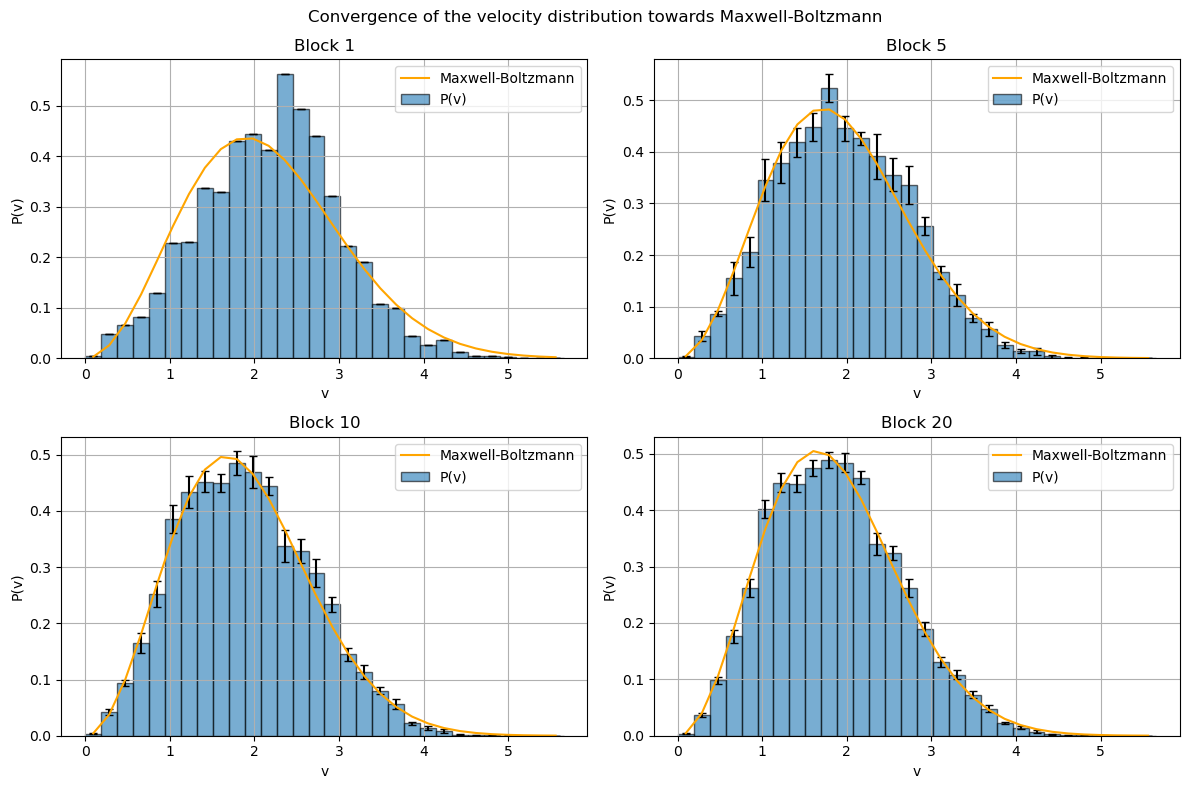
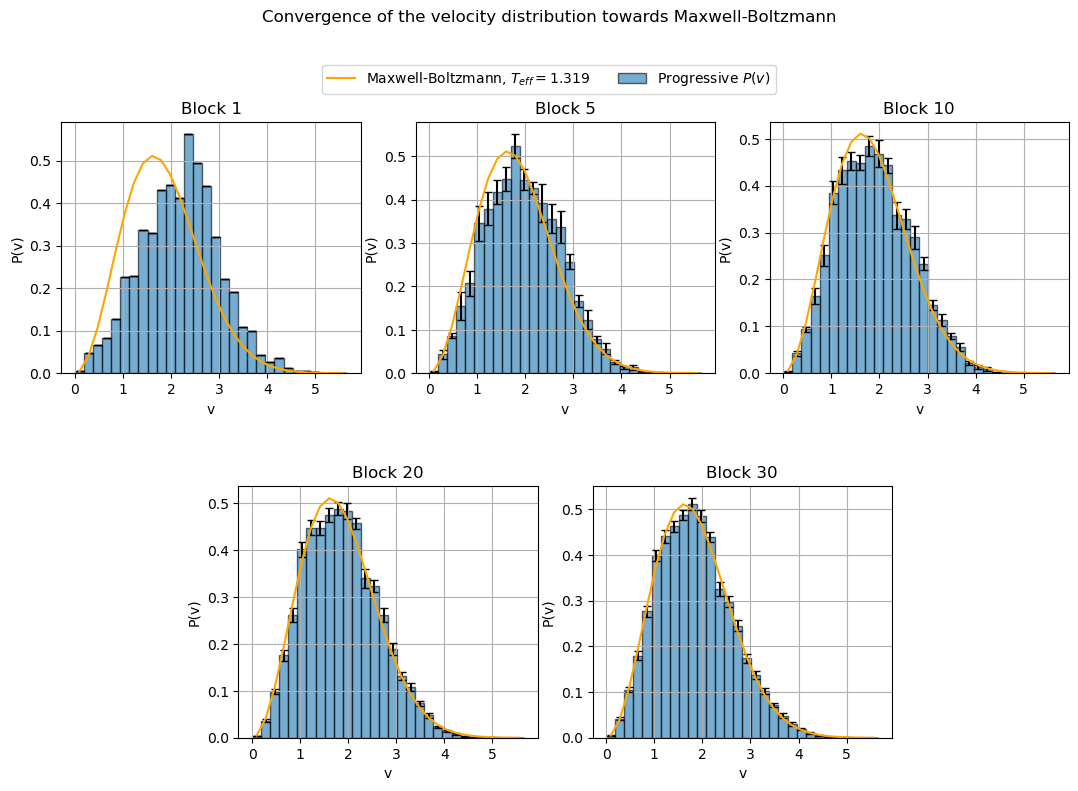
Code edit (unified diff) that turned the first committed figure into the second:
--- before
+++ after
@@ -3,25 +3,37 @@
 import matplotlib.pyplot as plt
 
-# PLOT DELLA DISTRIBUZIONE DEI MODULI DELLE VELOCITÀ IN QUATTRO BLOCCHI DIVERSI,
-# PER VISUALIZZARE PIÙ CHIARAMENTE LA CONVERGENZA VERSO MAXWELL-BOLTZMANN
+# PLOT DELLA DISTRIBUZIONE DEI MODULI DELLE VELOCITÀ IN ALCUNI BLOCCHI,
+# PER VISUALIZZARE LA CONVERGENZA VERSO MAXWELL-BOLTZMANN
+# 30 blocchi: 2000 step ciascuno
 
-#20 blocchi: 2000 step ciascuno
-
-# Legge il file ignorando la riga di intestazione
 data = pd.read_csv("Nsl_simulator_Ex_04_2/OUTPUT_Ex_04_2/pofv.dat", sep=r"\s+")
-
-# Assegna i nomi alle colonne
 data.columns = ["BLOCK", "VELOCITY", "ACTUAL_POFV", "AVE_POFV", "ERROR"]
 
-# Legge il file della temperatura
-temp_data = pd.read_csv("Nsl_simulator_Ex_04_2/OUTPUT_Ex_04_2/temperature.dat", sep=r"\s+", comment="#", header=None, names=["BLOCK","ACTUAL_T","T_AVE","ERROR"])
+temp_data = pd.read_csv(
+    "Nsl_simulator_Ex_04_2/OUTPUT_Ex_04_2/temperature.dat",
+    sep=r"\s+",
+    comment="#",
+    header=None,
+    names=["BLOCK", "ACTUAL_T", "T_AVE", "ERROR"]
+)
 
-# Blocchi da mostrare
-selected_blocks = [1, 5, 10, 20]
+# Temperatura efficace stimata dalla parte rilassata della traiettoria
+# Qui vengono usati gli ultimi 5 blocchi come regime rilassato
+last_block = temp_data["BLOCK"].max()
+relaxed_blocks = temp_data[temp_data["BLOCK"] > last_block - 5]
+T_eff = relaxed_blocks["ACTUAL_T"].mean()
 
+selected_blocks = [1, 5, 10, 20, 30]
 
-fig, axes = plt.subplots(2, 2, figsize=(12, 8))
-axes = axes.flatten()
+fig = plt.figure(figsize=(13, 8))
+gs = fig.add_gridspec(2, 6, hspace=0.45, wspace=0.45)
 
+axes = [
+    fig.add_subplot(gs[0, 0:2]),
+    fig.add_subplot(gs[0, 2:4]),
+    fig.add_subplot(gs[0, 4:6]),
+    fig.add_subplot(gs[1, 1:3]),
+    fig.add_subplot(gs[1, 3:5])
+]
 
 for i, blk in enumerate(selected_blocks):
@@ -34,8 +46,21 @@
     block_data["ERROR"] = block_data["ERROR"] / norm
 
-    T = temp_data.loc[temp_data["BLOCK"] == blk, "T_AVE"].iloc[0]
+    axes[i].bar(
+        block_data["VELOCITY"],
+        block_data["AVE_POFV"],
+        width=dv,
+        yerr=block_data["ERROR"],
+        capsize=3,
+        alpha=0.6,
+        edgecolor="black",
+        label="Progressive $P(v)$"
+    )
 
-    axes[i].bar(block_data["VELOCITY"], block_data["AVE_POFV"], width=dv, yerr=block_data["ERROR"], capsize=3, alpha=0.6, edgecolor="black", label="P(v)")
-    axes[i].plot(block_data["VELOCITY"], (4*np.pi*block_data["VELOCITY"]**2*np.exp(-block_data["VELOCITY"]**2/(2*T)))/((2*np.pi*T)**(3/2)), label="Maxwell-Boltzmann", color='orange')
+    axes[i].plot(
+        block_data["VELOCITY"],
+        (4*np.pi*block_data["VELOCITY"]**2*np.exp(-block_data["VELOCITY"]**2/(2*T_eff))) / ((2*np.pi*T_eff)**(3/2)),
+        label=fr"Maxwell-Boltzmann, $T_{{eff}}={T_eff:.3f}$",
+        color="orange"
+    )
 
     axes[i].set_title(f"Block {blk}")
@@ -43,7 +68,11 @@
     axes[i].set_ylabel("P(v)")
     axes[i].grid(True)
-    axes[i].legend()
 
-fig.suptitle("Convergence of the velocity distribution towards Maxwell-Boltzmann")
-plt.tight_layout()
+# Una sola legenda globale, fuori dai pannelli
+handles, labels = axes[0].get_legend_handles_labels()
+fig.legend(handles, labels, loc="upper center", ncol=2, bbox_to_anchor=(0.5, 0.96))
+
+fig.suptitle("Convergence of the velocity distribution towards Maxwell-Boltzmann", y=1.02)
+
+plt.tight_layout(rect=[0, 0, 1, 0.90])
 plt.show()

Commit: Update laboratorio 4